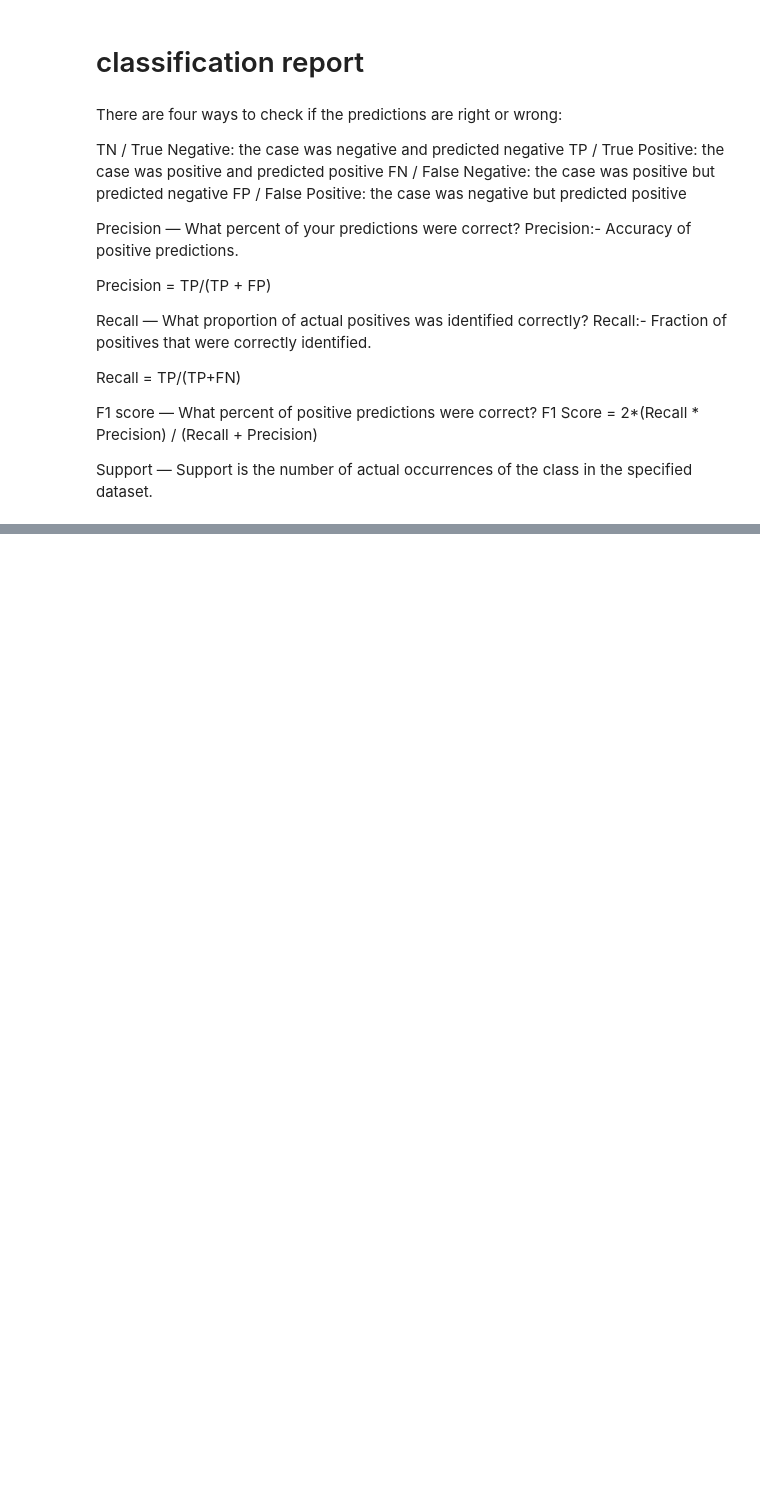
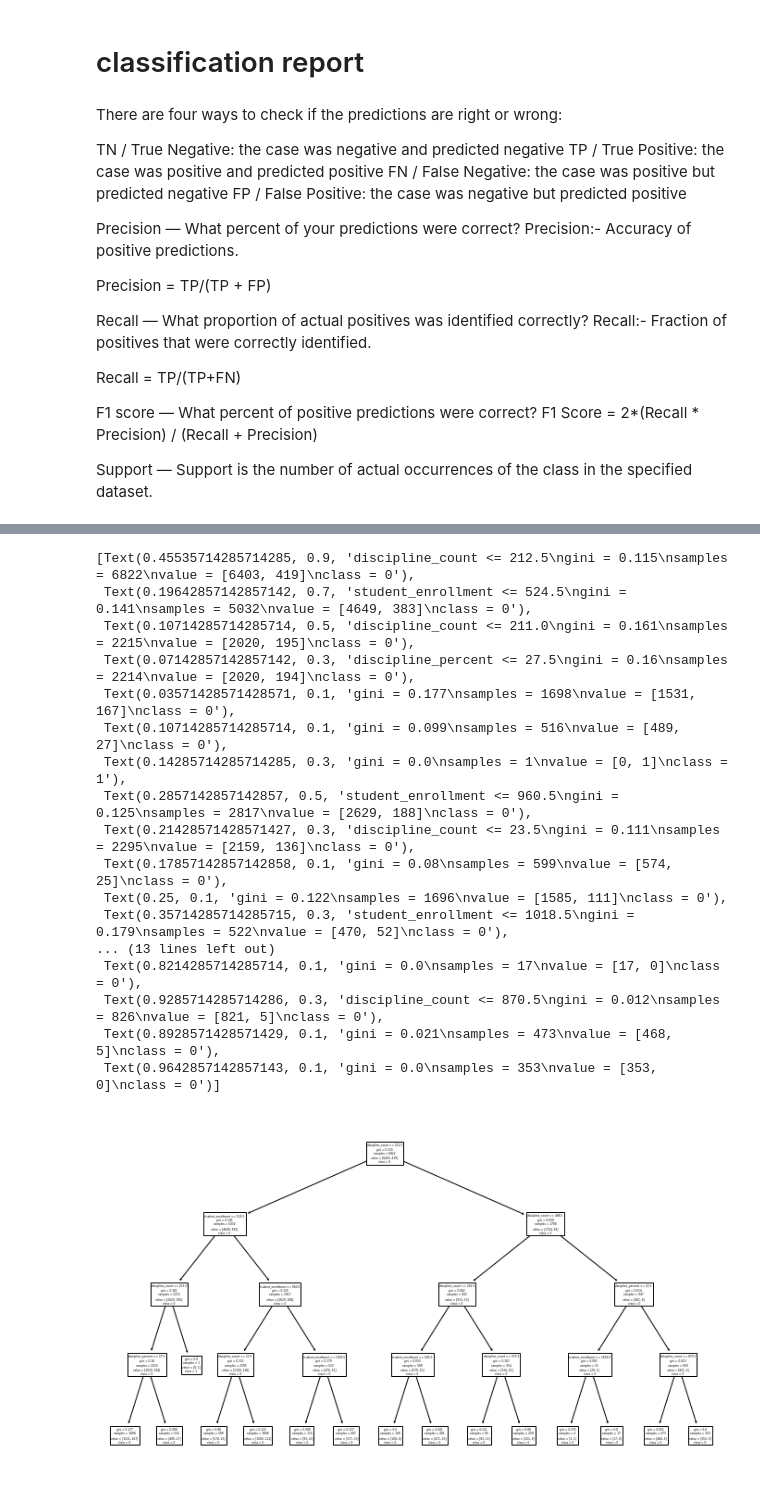
Before and after one commit to raedownen/independent_classification, a Jupyter notebook: notebook.ipynb, the cells around one changed output, grey strips where cells are left out. Cells and saved outputs as stored; diff of their text form; code cells hidden in the pictures; blank space fills up the shorter version.

```diff
--- a/notebook.ipynb
+++ b/notebook.ipynb
@@ -1317,0 +1320,5 @@ Support — Support is the number of actual occurrences of the class in the spec
+# %%
+# Create the decision tree object and specify hyperparams
+tree4 = DecisionTreeClassifier(max_depth = 4, random_state=123)
+# %%
+tree4.fit(X_validate_scaled, y_validate)
@@ -1317,0 +1348,24 @@ Support — Support is the number of actual occurrences of the class in the spec
+# %%
+#Visualize the tree
+plt.figure(figsize=(12, 7))
+plot_tree(tree4, feature_names=X_validate_scaled.columns, class_names=tree4.classes_.astype(str))
+plt.show()
+# %% [output]
+[Text(0.45535714285714285, 0.9, 'discipline_count <= 212.5\ngini = 0.115\nsamples = 6822\nvalue = [6403, 419]\nclass = 0'),
+ Text(0.19642857142857142, 0.7, 'student_enrollment <= 524.5\ngini = 0.141\nsamples = 5032\nvalue = [4649, 383]\nclass = 0'),
+ Text(0.10714285714285714, 0.5, 'discipline_count <= 211.0\ngini = 0.161\nsamples = 2215\nvalue = [2020, 195]\nclass = 0'),
+ Text(0.07142857142857142, 0.3, 'discipline_percent <= 27.5\ngini = 0.16\nsamples = 2214\nvalue = [2020, 194]\nclass = 0'),
+ Text(0.03571428571428571, 0.1, 'gini = 0.177\nsamples = 1698\nvalue = [1531, 167]\nclass = 0'),
+ Text(0.10714285714285714, 0.1, 'gini = 0.099\nsamples = 516\nvalue = [489, 27]\nclass = 0'),
+ Text(0.14285714285714285, 0.3, 'gini = 0.0\nsamples = 1\nvalue = [0, 1]\nclass = 1'),
+ Text(0.2857142857142857, 0.5, 'student_enrollment <= 960.5\ngini = 0.125\nsamples = 2817\nvalue = [2629, 188]\nclass = 0'),
+ Text(0.21428571428571427, 0.3, 'discipline_count <= 23.5\ngini = 0.111\nsamples = 2295\nvalue = [2159, 136]\nclass = 0'),
+ Text(0.17857142857142858, 0.1, 'gini = 0.08\nsamples = 599\nvalue = [574, 25]\nclass = 0'),
+ Text(0.25, 0.1, 'gini = 0.122\nsamples = 1696\nvalue = [1585, 111]\nclass = 0'),
+ Text(0.35714285714285715, 0.3, 'student_enrollment <= 1018.5\ngini = 0.179\nsamples = 522\nvalue = [470, 52]\nclass = 0'),
+... (13 lines left out)
+ Text(0.8214285714285714, 0.1, 'gini = 0.0\nsamples = 17\nvalue = [17, 0]\nclass = 0'),
+ Text(0.9285714285714286, 0.3, 'discipline_count <= 870.5\ngini = 0.012\nsamples = 826\nvalue = [821, 5]\nclass = 0'),
+ Text(0.8928571428571429, 0.1, 'gini = 0.021\nsamples = 473\nvalue = [468, 5]\nclass = 0'),
+ Text(0.9642857142857143, 0.1, 'gini = 0.0\nsamples = 353\nvalue = [353, 0]\nclass = 0')]
+[figure, added]
```
Also changed, not shown: parts of 28 cells of this notebook.
